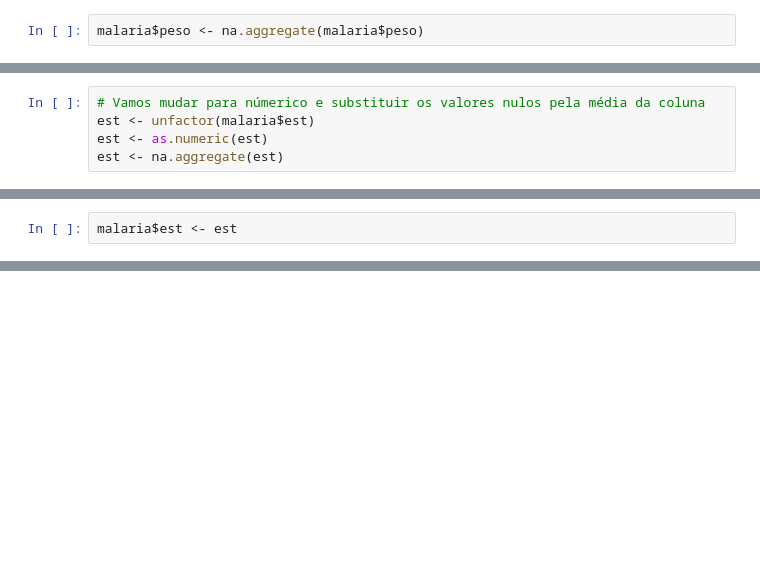
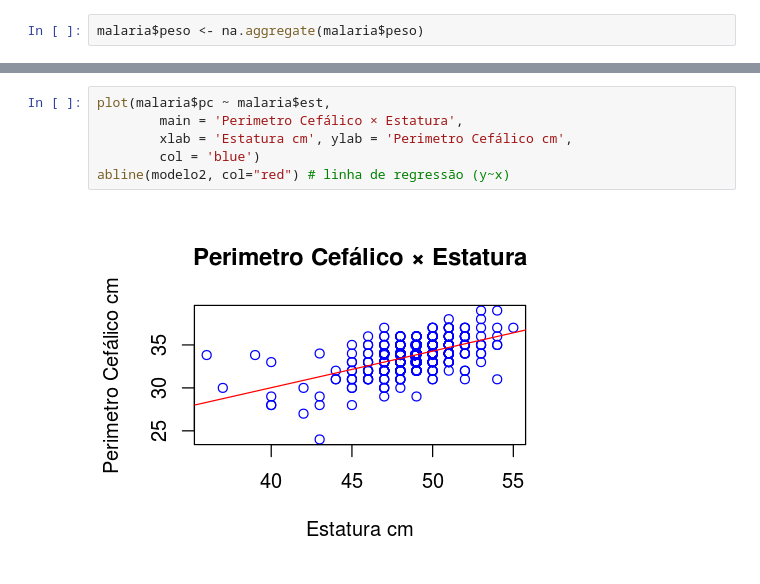
Before and after one commit to SCloves/Lista_3_Descritiva, a Jupyter notebook: Rascunhos.ipynb, the cells around one changed output, grey strips where cells are left out. Cells and saved outputs as stored; diff of their text form; blank space fills up the shorter version.

```diff
--- a/Rascunhos.ipynb
+++ b/Rascunhos.ipynb
@@ -81,5 +143,0 @@ is.factor( malaria$est)
-# %%
-# Vamos mudar para númerico e substituir os valores nulos pela média da coluna
-est <- unfactor(malaria$est)
-est <- as.numeric(est)
-est <- na.aggregate(est)
@@ -89,2 +143,0 @@ Warning message in eval(expr, envir, enclos):
-# %%
-malaria$est <- est
@@ -90,0 +164,8 @@ malaria$est <- est
+# %%
+plot(malaria$pc ~ malaria$est,
+        main = 'Perimetro Cefálico × Estatura',
+        xlab = 'Estatura cm', ylab = 'Perimetro Cefálico cm',
+        col = 'blue')
+abline(modelo2, col="red") # linha de regressão (y~x)
+# %% [output]
+[figure, added]
```
Also changed, not shown: parts of 38 cells of this notebook.
